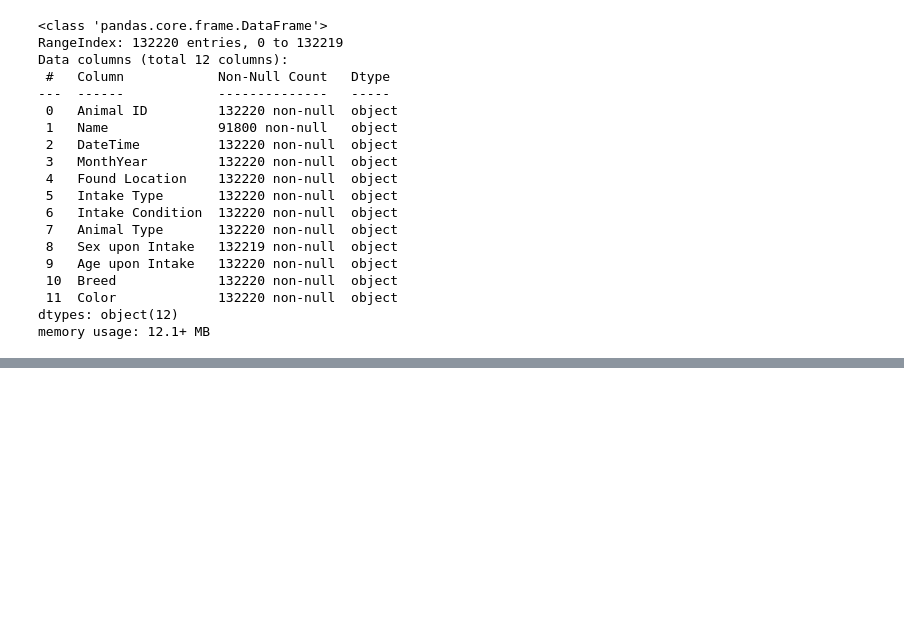
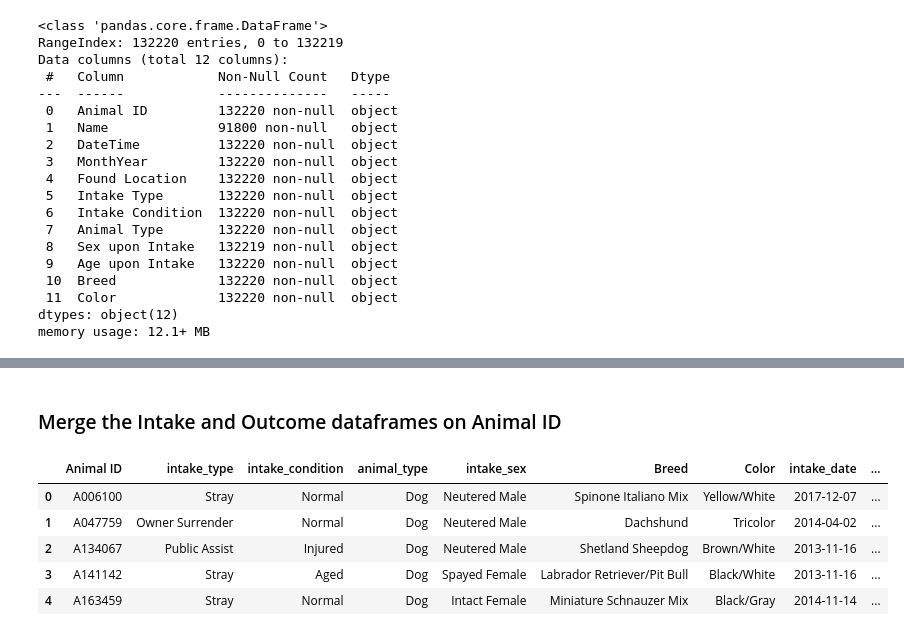
Before and after one commit to johnathon-smith/austin-animal-center-classification-project, a Jupyter notebook: wrangle_data.ipynb, the cells around one changed output, grey strips where cells are left out. Drawn from its saved outputs; the diff is of its cells as text; code cells hidden in the pictures; blank space fills up the shorter version.

```diff
--- a/wrangle_data.ipynb
+++ b/wrangle_data.ipynb
@@ -101,0 +252,6 @@ dtype: int64
+# %%
+outcomes.rename(columns = {'Outcome Type':'outcome_type'}, inplace = True)
+# %%
+#Now order the dataframe by Animal ID and intake_date.
+#Then remove duplicates but leave the latest observation
+outcomes = outcomes.sort_values(by = ['Animal ID', 'outcome_date'])
@@ -101,0 +267,3 @@ dtype: int64
+# %%
+#Drop duplicates
+outcomes = outcomes.drop_duplicates(subset = 'Animal ID', keep = 'last', ignore_index = True)
@@ -101,0 +294,13 @@ dtype: int64
+# %% [markdown]
+### Merge the Intake and Outcome dataframes on Animal ID
+# %%
+animals = intakes.merge(right = outcomes, how = 'left', on = 'Animal ID')
+# %%
+animals.head()
+# %% [output]
+|  | Animal ID | intake_type | intake_condition | animal_type | intake_sex | Breed | Color | intake_date | ... |
+| 0 | A006100 | Stray | Normal | Dog | Neutered Male | Spinone Italiano Mix | Yellow/White | 2017-12-07 | ... |
+| 1 | A047759 | Owner Surrender | Normal | Dog | Neutered Male | Dachshund | Tricolor | 2014-04-02 | ... |
+| 2 | A134067 | Public Assist | Injured | Dog | Neutered Male | Shetland Sheepdog | Brown/White | 2013-11-16 | ... |
+| 3 | A141142 | Stray | Aged | Dog | Spayed Female | Labrador Retriever/Pit Bull | Black/White | 2013-11-16 | ... |
+| 4 | A163459 | Stray | Normal | Dog | Intact Female | Miniature Schnauzer Mix | Black/Gray | 2014-11-14 | ... |
```
Also changed, not shown: parts of 29 cells of this notebook.
